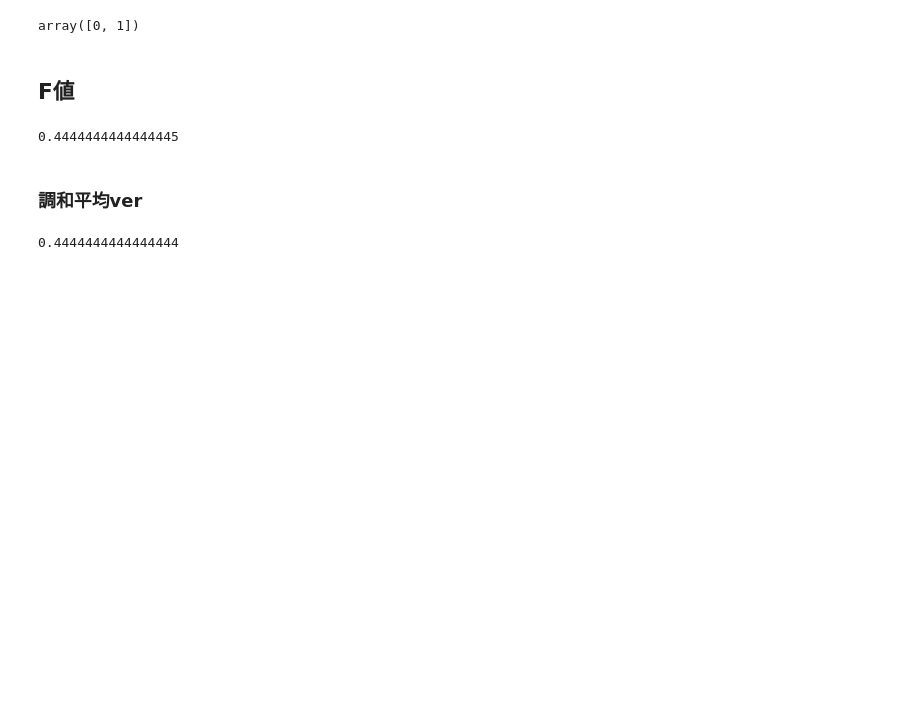
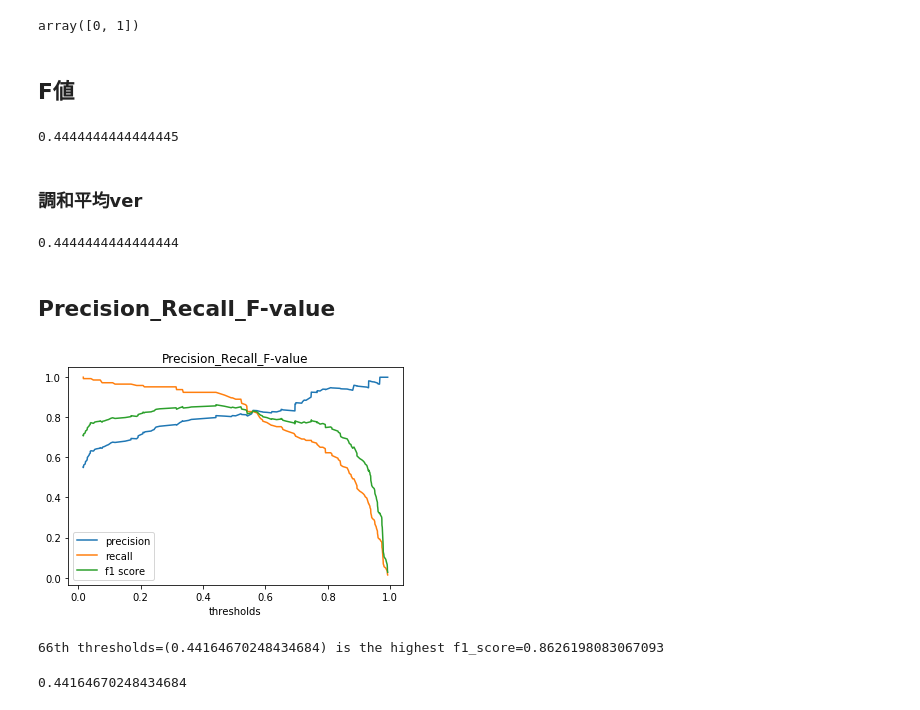
Before and after one commit to takunton/ds, a Jupyter notebook: work/ds_ml/udemy/ClassifierMetrics.ipynb, the cells around one changed output. Saved outputs shown, nothing was run; the diff lists cells and outputs as text; code cells hidden in the pictures; blank space fills up the shorter version.

```diff
--- a/work/ds_ml/udemy/ClassifierMetrics.ipynb
+++ b/work/ds_ml/udemy/ClassifierMetrics.ipynb
@@ -202,3 +194,35 @@ pre = precision_score(y_true_f, y_pred_f)
 hmean([rec, pre])
 # %% [output]
 0.4444444444444444
+# %% [markdown]
+## Precision_Recall_F-value
+# %%
+# 適合率、再現率、閾値を取得
+precision, recall, thresholds = precision_recall_curve(y_test, y_pred_proba[:,1])
+
+# F値を計算
+#リスト内方表記
+f1 = [hmean([p, r]) for p, r in list(zip(precision, recall))]
+# ndarray
+# f1 = hmean([recall, precision])
+
+# グラフ描画
+plt.plot(thresholds, precision[:-1], label='precision')
+plt.plot(thresholds, recall[:-1], label='recall')
+plt.plot(thresholds, f1[:-1], label='f1 score')
+plt.xlabel('thresholds')
+plt.title('Precision_Recall_F-value')
+plt.legend()
+plt.show()
+
+# F値最大
+print(f'{np.argmax(f1)}th thresholds=({thresholds[np.argmax(f1)]}) is the highest f1_score={np.max(f1)}')
+# %% [output]
+[figure, added]
+66th thresholds=(0.44164670248434684) is the highest f1_score=0.8626198083067093
+# %%
+# F値最大要素
+f_max_idx = np.argmax(f1)
+print(thresholds[np.argmax(f1)])
+# %% [output]
+0.44164670248434684
```
Also changed, not shown: parts of 11 cells of this notebook.
